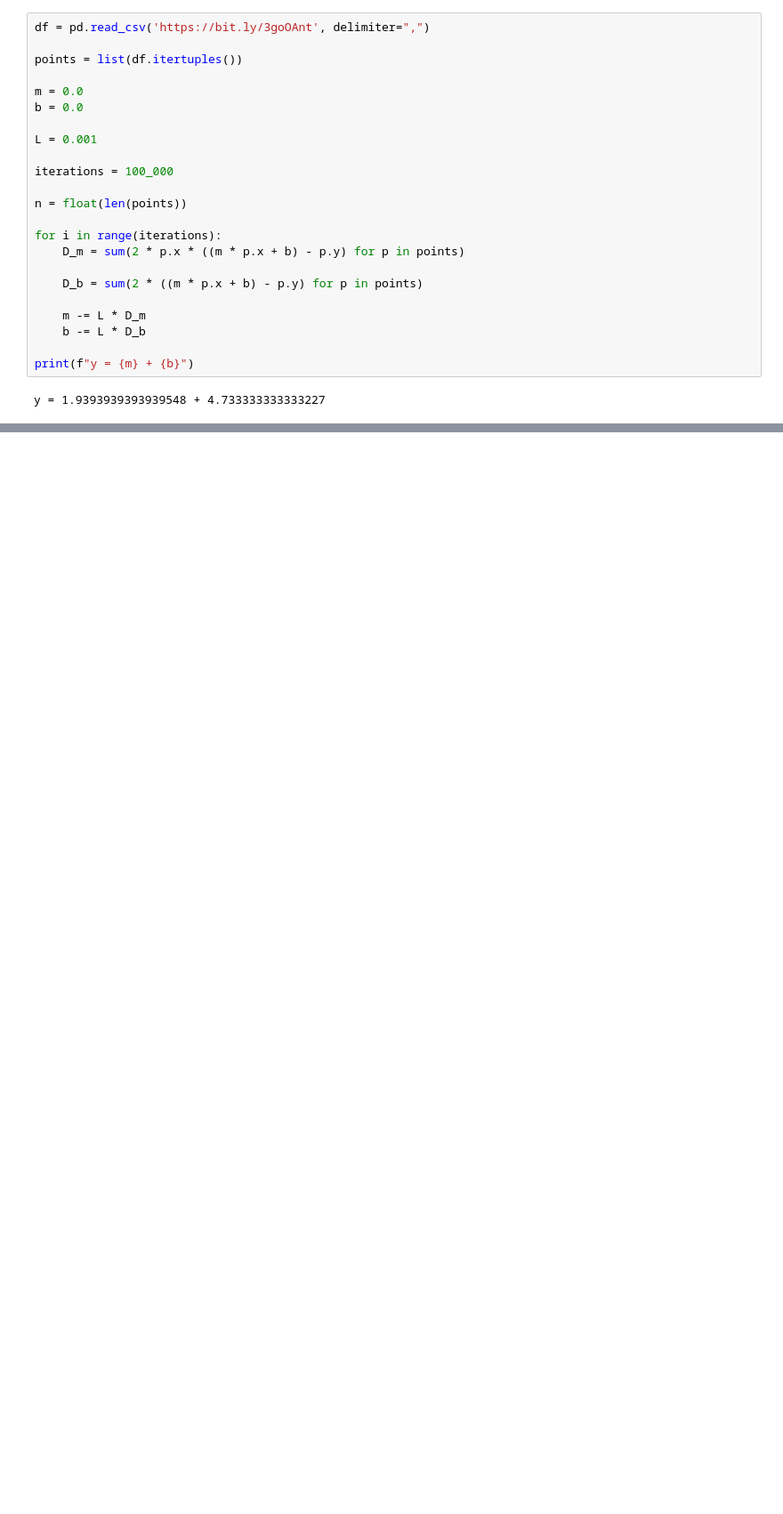
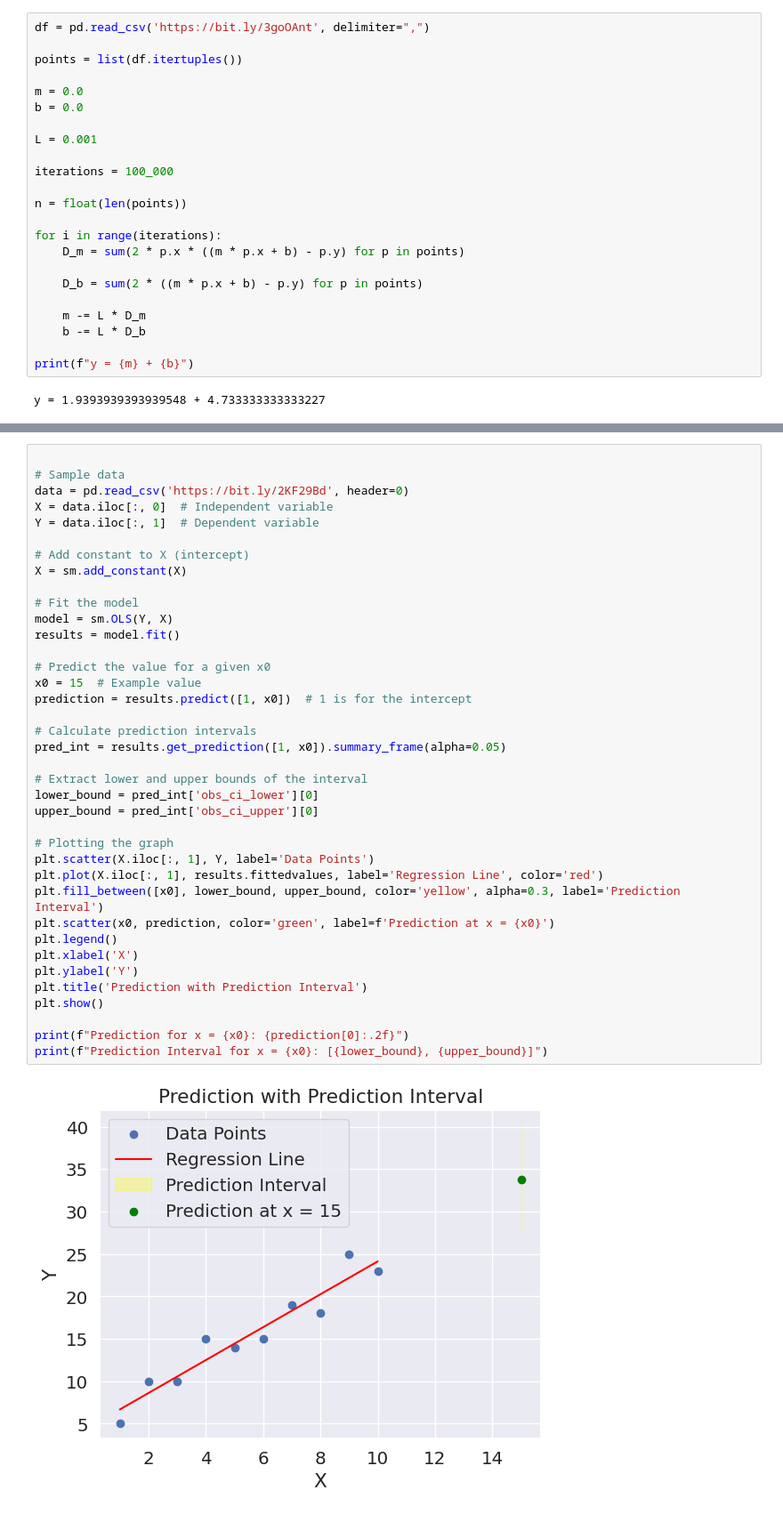
Before and after one commit to davidofitaly/notes_01_algebra_stats_probability_ds_notes, a Jupyter notebook: Untitled344.ipynb, the cells around one changed output, grey strips where cells are left out. Shown: that part at 89% size. Cells and saved outputs as stored; diff of their text form; blank space fills up the shorter version.

```diff
--- a/Untitled344.ipynb
+++ b/Untitled344.ipynb
@@ -275,0 +537,40 @@ y = 1.9393939393939548 + 4.733333333333227
+# %%
+
+# Sample data
+data = pd.read_csv('https://bit.ly/2KF29Bd', header=0)
+X = data.iloc[:, 0]  # Independent variable
+Y = data.iloc[:, 1]  # Dependent variable
+
+# Add constant to X (intercept)
+X = sm.add_constant(X)
+
+# Fit the model
+model = sm.OLS(Y, X)
+results = model.fit()
+
+# Predict the value for a given x0
+x0 = 15  # Example value
+prediction = results.predict([1, x0])  # 1 is for the intercept
+
+# Calculate prediction intervals
+pred_int = results.get_prediction([1, x0]).summary_frame(alpha=0.05)
+
+# Extract lower and upper bounds of the interval
+lower_bound = pred_int['obs_ci_lower'][0]
+upper_bound = pred_int['obs_ci_upper'][0]
+
+# Plotting the graph
+plt.scatter(X.iloc[:, 1], Y, label='Data Points')
+plt.plot(X.iloc[:, 1], results.fittedvalues, label='Regression Line', color='red')
+plt.fill_between([x0], lower_bound, upper_bound, color='yellow', alpha=0.3, label='Prediction Interval')
+plt.scatter(x0, prediction, color='green', label=f'Prediction at x = {x0}')
+plt.legend()
+plt.xlabel('X')
+plt.ylabel('Y')
+plt.title('Prediction with Prediction Interval')
+plt.show()
+
+print(f"Prediction for x = {x0}: {prediction[0]:.2f}")
+print(f"Prediction Interval for x = {x0}: [{lower_bound}, {upper_bound}]")
+# %% [output]
+[figure, added]
```
Also changed, not shown: parts of 20 cells of this notebook.
